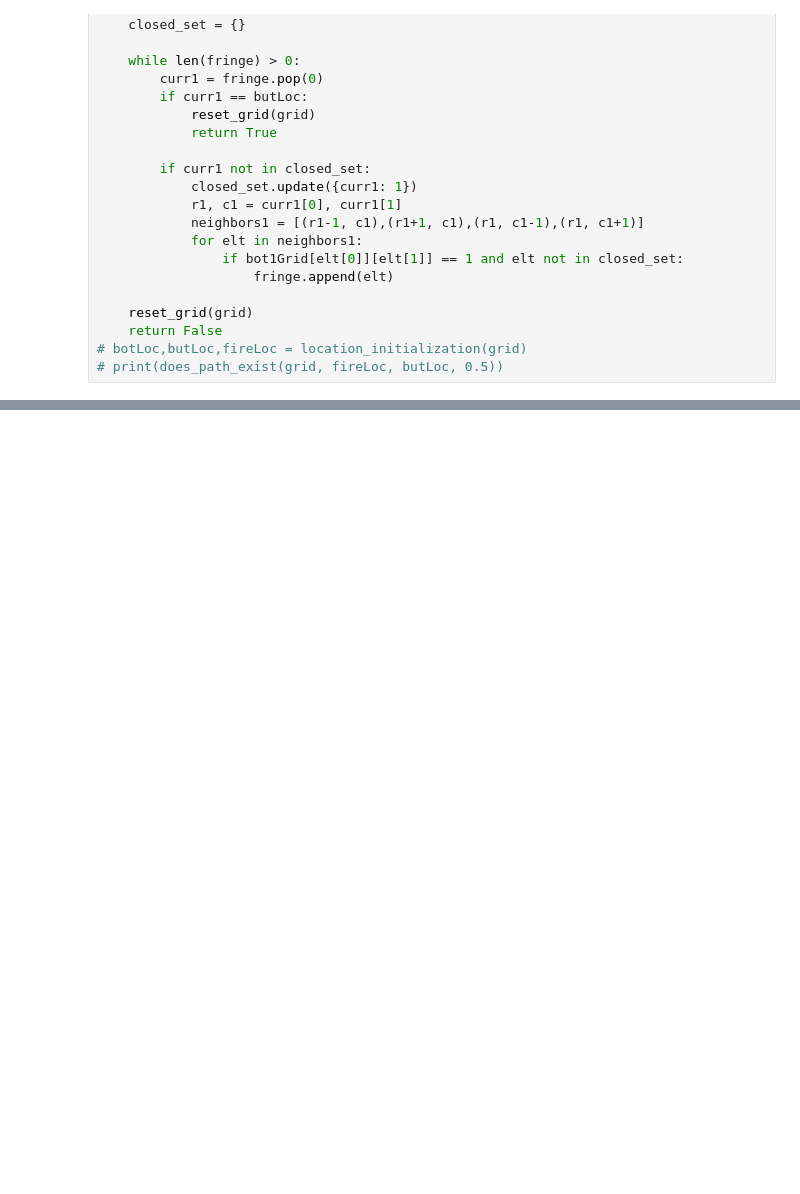
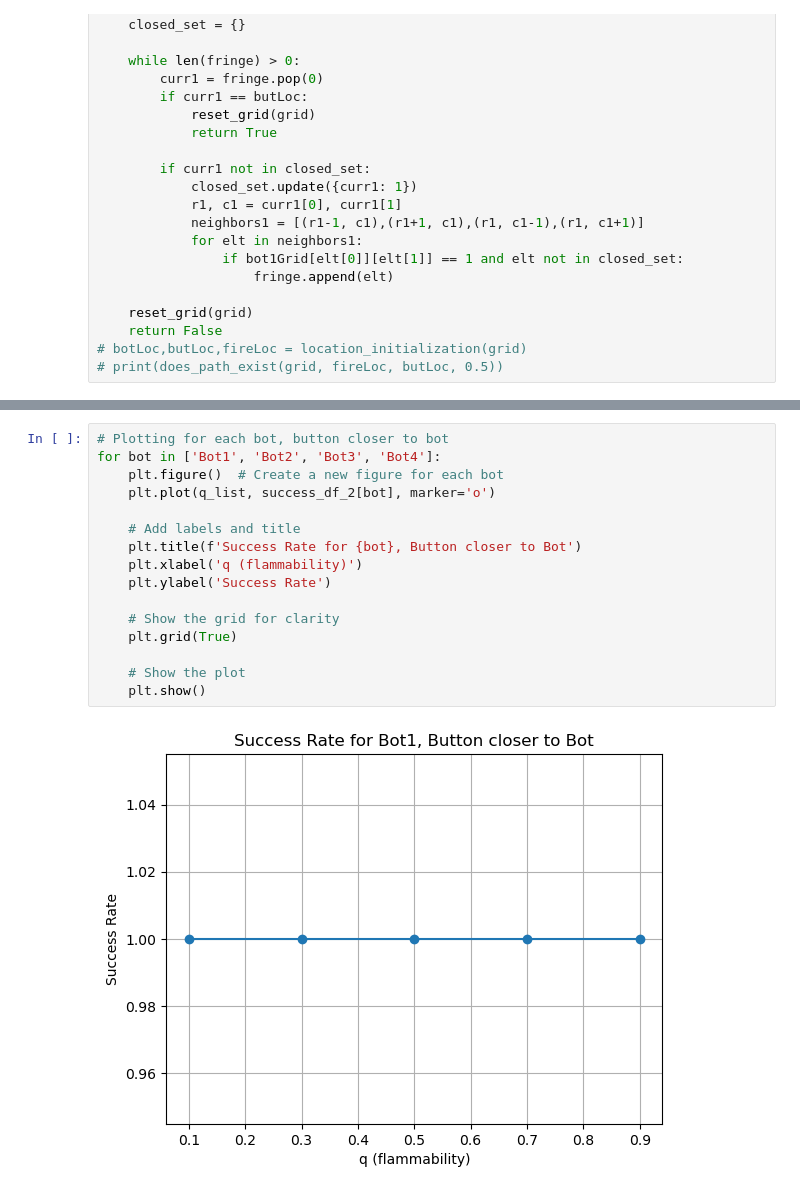
Before and after one commit to tejaswitripathi/Intro-AI-Project-1, a Jupyter notebook: AI Project 1.ipynb, the cells around one changed output, grey strips where cells are left out. Cells and saved outputs as stored; diff of their text form; blank space fills up the shorter version.

```diff
--- a/AI Project 1.ipynb
+++ b/AI Project 1.ipynb
@@ -666,0 +808,18 @@ for bot in ['Bot1', 'Bot2', 'Bot3', 'Bot4']:
+# %%
+# Plotting for each bot, button closer to bot
+for bot in ['Bot1', 'Bot2', 'Bot3', 'Bot4']:
+    plt.figure()  # Create a new figure for each bot
+    plt.plot(q_list, success_df_2[bot], marker='o')
+
+    # Add labels and title
+    plt.title(f'Success Rate for {bot}, Button closer to Bot')
+    plt.xlabel('q (flammability)')
+    plt.ylabel('Success Rate')
+
+    # Show the grid for clarity
+    plt.grid(True)
+
+    # Show the plot
+    plt.show()
+# %% [output]
+[figure, added]
```
Also changed, not shown: parts of 18 cells of this notebook.
